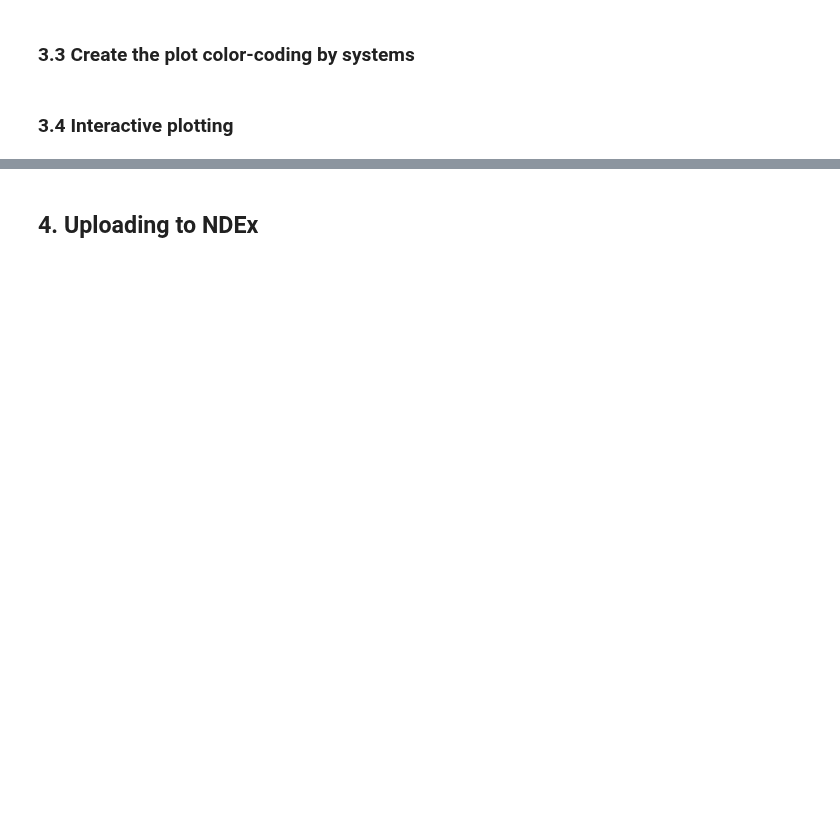
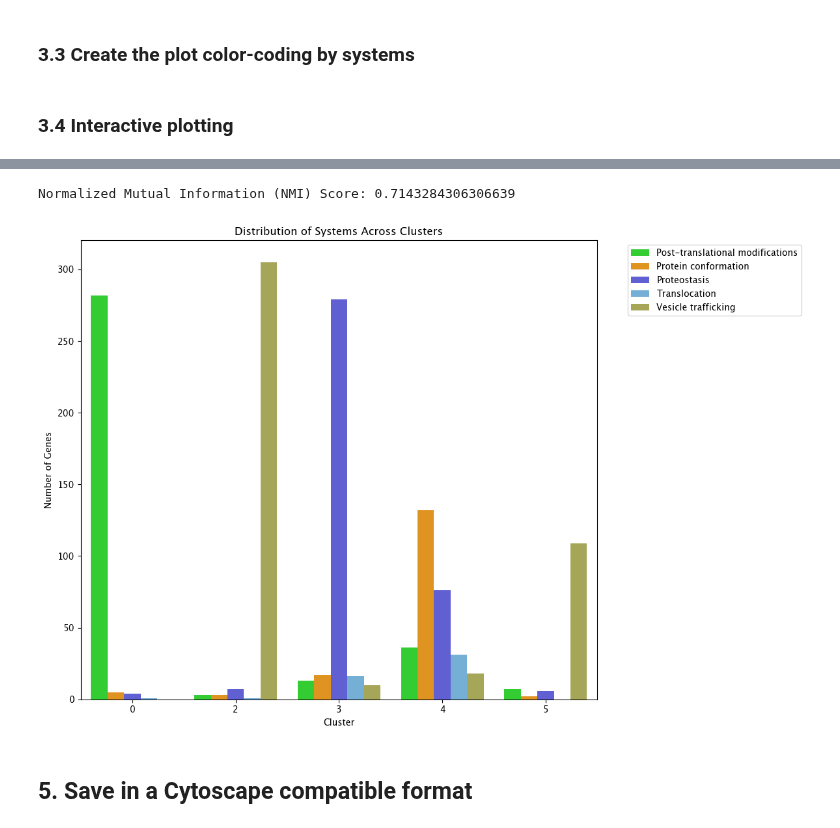
Before and after one commit to pablodig/secRecon-Secretory-Pathway-Reconstruction, a Jupyter notebook: Network_visualization.ipynb, the cells around one changed output, grey strips where cells are left out. Saved outputs shown, nothing was run; the diff lists cells and outputs as text; code cells hidden in the pictures; blank space fills up the shorter version.

```diff
--- a/Network_visualization.ipynb
+++ b/Network_visualization.ipynb
@@ -721,0 +969,17 @@ plot(fig, filename='Network/network_graph_interactive.html', auto_open=False)
+# %%
+# -----------------------------
+# Step 5: Build the Contingency Table for systems
+# -----------------------------
+
+# Initialize a nested dictionary to hold counts
+cluster_localization = defaultdict(lambda: defaultdict(int))
+
+# Populate the contingency table with counts of genes per cluster per localization
+for node in G.nodes():
+    cluster = G.nodes[node]['cluster']
+    localizations = gene_dict[node]['systems']
+    for loc in localizations:
+        cluster_localization[cluster][loc] += 1
+
+# Convert the nested dictionary to a pandas DataFrame
+contingency_table = pd.DataFrame(cluster_localization).fillna(0).astype(int).T
@@ -722,5 +1007,61 @@ plot(fig, filename='Network/network_graph_interactive.html', auto_open=False)
+# %%
+# -----------------------------
+# Step 7: Calculate Normalized Mutual Information (NMI)
+# -----------------------------
+
+# Assign the primary subcellular localization to each gene (first in the list)
+primary_localization = {
+    node: gene_dict[node]['systems'][0] for node in G.nodes()
+}
+
+# Get lists of cluster labels and localization labels
+cluster_labels = [partition[node] for node in G.nodes()]
+localization_labels = [primary_localization[node] for node in G.nodes()]
+
+# Calculate the NMI score
+nmi_score = normalized_mutual_info_score(cluster_labels, localization_labels)
+
+# Output the NMI score
+print(f"Normalized Mutual Information (NMI) Score: {nmi_score}")
+# %% [output]
+Normalized Mutual Information (NMI) Score: 0.7143284306306639
+# %%
+# -----------------------------
+# Step 6: Visualize the Distribution
+# -----------------------------
+
+# Calculate the total number of genes per cluster
+cluster_totals = contingency_table.sum(axis=1)
+
+# Identify clusters with more than 50 genes
+clusters_to_plot = cluster_totals[cluster_totals > 50].index
+
+# Filter the contingency table
+contingency_table_filtered = contingency_table.loc[clusters_to_plot]
+
+# Melt the contingency table for better plotting
+contingency_table_melted = contingency_table_filtered.reset_index().melt(id_vars='index')
+contingency_table_melted.columns = ['Cluster', 'System', 'Count']
+
+# Plot the distribution of subcellular localizations across clusters
+plt.figure(figsize=(12, 8))
+sns.barplot(
+    data=contingency_table_melted,
+    x='Cluster',
+    y='Count',
+    hue='System',
+    palette=system_colors
+)
+plt.title('Distribution of Systems Across Clusters')
+plt.xlabel('Cluster')
+plt.ylabel('Number of Genes')
+plt.legend(bbox_to_anchor=(1.05, 1), loc='upper left')
+plt.tight_layout()
+plt.show()
+# %% [output]
+[figure, added]
 # %% [markdown]
-## 4. Uploading to NDEx
+## 5. Save in a Cytoscape compatible format
 # %%
 # Create a copy of the graph to preserve positions and colors
 H = nx.Graph(G)
```
Also changed, not shown: parts of 20 cells of this notebook, 11 other files.
